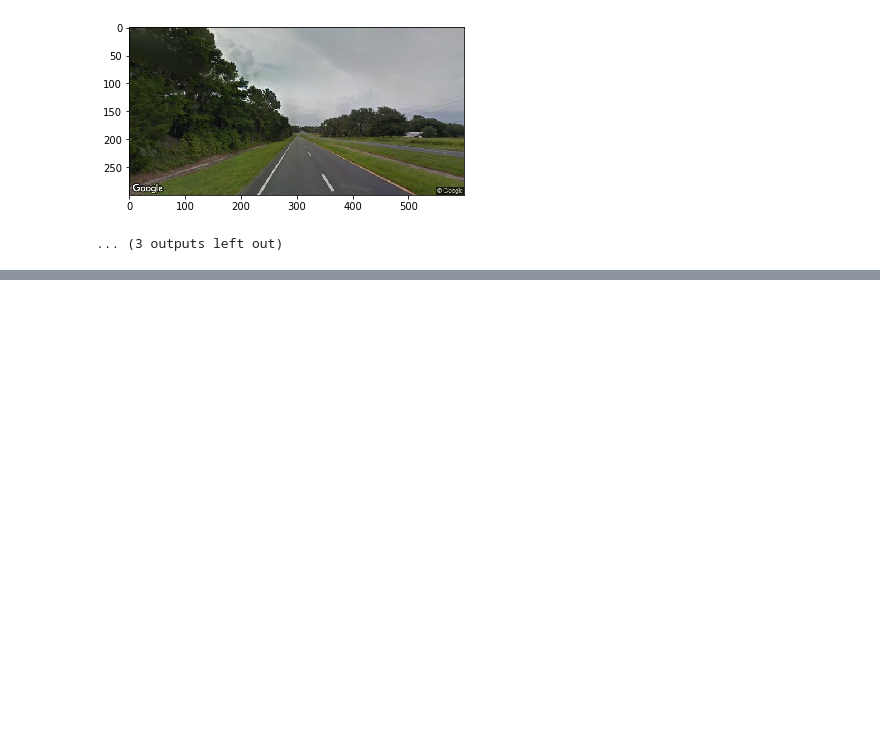
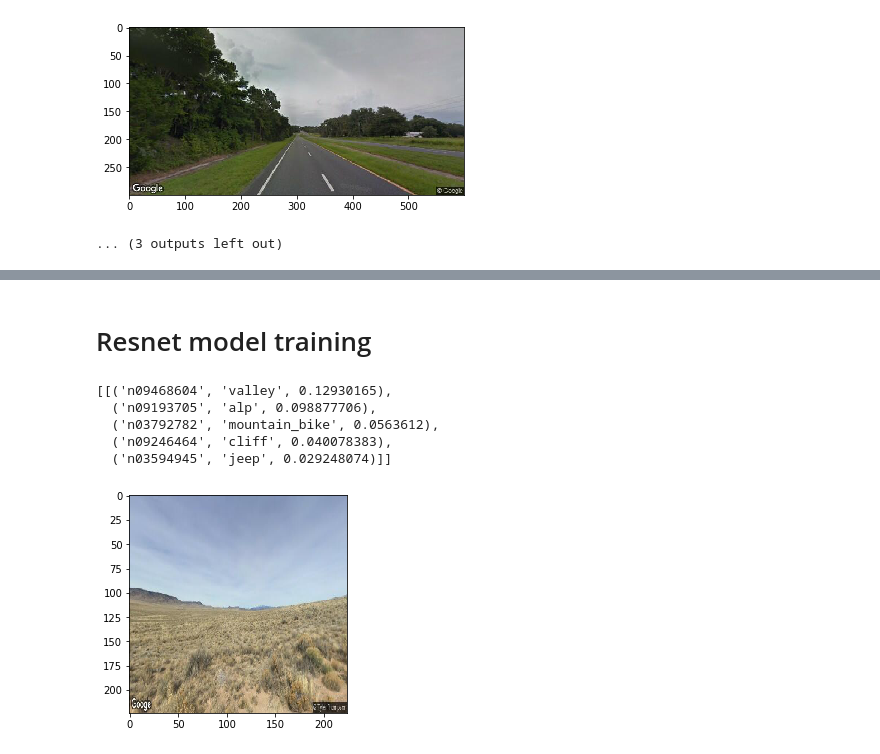
Before and after one commit to Nirvan66/GeoguessrAI, a Jupyter notebook: machineLearning/CNN.ipynb, the cells around one changed output, grey strips where cells are left out. Cells and saved outputs as stored; diff of their text form; code cells hidden in the pictures; blank space fills up the shorter version.

```diff
--- a/machineLearning/CNN.ipynb
+++ b/machineLearning/CNN.ipynb
@@ -82,0 +159,16 @@ for x_i,y_i in zip(X,y):
+# %% [markdown]
+# Resnet model training
+# %%
+image = np.array(load_img(dataDir+'/dataCombined/'+dataSplits['0_3000'][0][6], target_size=(224, 224)))
+plt.imshow(image)
+image = image.reshape((1, image.shape[0], image.shape[1], image.shape[2]))
+image = preprocess_input(image)
+restnetTest = ResNet50(include_top=True, weights='imagenet', input_shape=(224,224,3))
+decode_predictions(restnetTest.predict(image))
+# %% [output]
+[[('n09468604', 'valley', 0.12930165),
+  ('n09193705', 'alp', 0.098877706),
+  ('n03792782', 'mountain_bike', 0.0563612),
+  ('n09246464', 'cliff', 0.040078383),
+  ('n03594945', 'jeep', 0.029248074)]]
+[figure, added]
```
Also changed, not shown: parts of 18 cells of this notebook, 4 other files.
